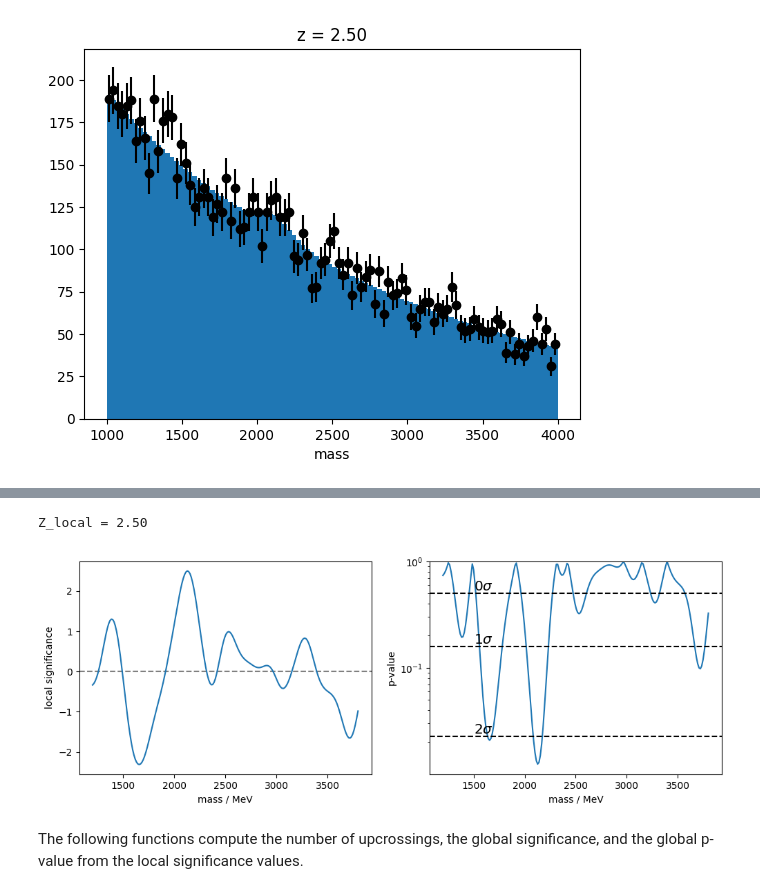
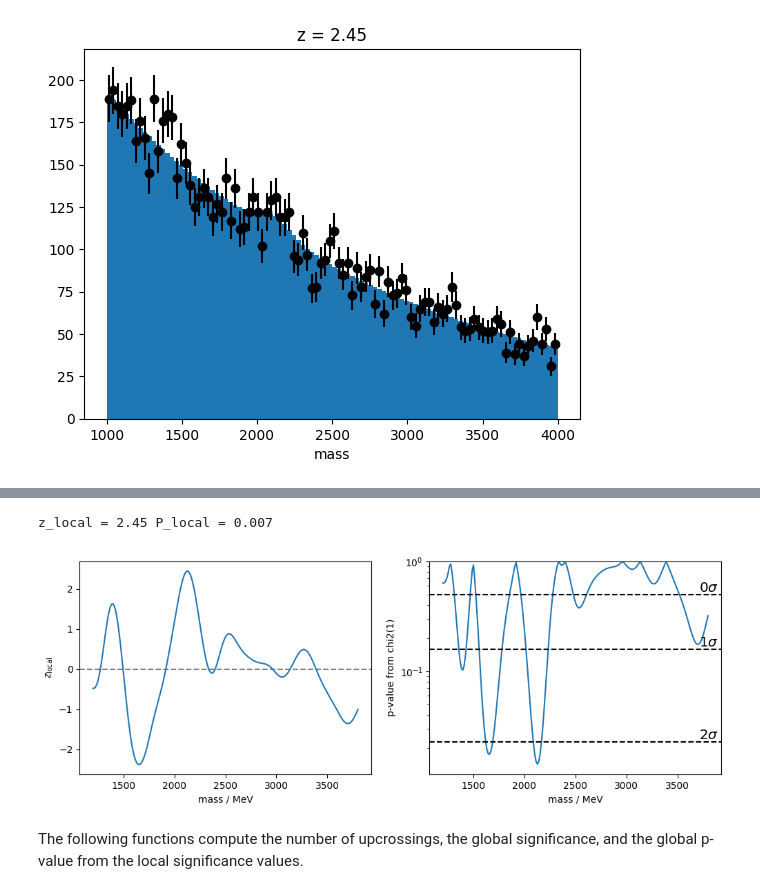
Before and after one commit to HDembinski/HDembinski.github.io, a Jupyter notebook: look_elsewhere_effect.ipynb, the cells around one changed output, grey strips where cells are left out. Drawn from its saved outputs; the diff is of its cells as text; code cells hidden in the pictures.

```diff
--- a/look_elsewhere_effect.ipynb
+++ b/look_elsewhere_effect.ipynb
@@ -60,0 +70,7 @@ def sigma_to_pvalue(sigma):
+# %%
+from scipy.stats import norm
+
+z = 5
+q = z ** 2
+
+norm().sf(z), 0.5 * chi2(1).sf(q)
@@ -72,8 +108,8 @@ We construct the toy distribution. It is a background-only sample with a truncat
 lambd_true = 2000
 background_true = 10000
 
-mass = truncexpon.rvs(1000, 4000, 0, lambd_true, background_true, 1)
-plt.hist(mass, bins=100)
+data = truncexpon.rvs(1000, 4000, 0, lambd_true, background_true, 1)
+plt.hist(data, bins=100)
 plt.semilogy();
 # %% [output]
 [figure]
@@ -165,7 +197,10 @@ z = z_scan(mass, m_grid)
 # %% [markdown]
 Let's plot the most significant peak candidate.
 # %%
-zmax, minuit = fit(mass, m_grid[np.argmax(z ** 2)], fit_background(mass)[0])
+imax = np.argmax(z**2)
+zmax, minuit = fit(
+    data, m_grid[imax], rw_grid * m_grid[imax], fit_background(data)[0]
+)
 minuit.visualize()
 plt.title(f"z = {zmax:.2f}")
 plt.xlabel("mass");
@@ -178,30 +213,33 @@ From the second plot we can then read off the number of "upcrossings" when the l
 # %%
-pvalue = sigma_to_pvalue(z)
+# p-value from chi2(1) for an excess in q=z^2
+pvalue_q = chi2(1).sf(z ** 2)
 
 fig, ax = plt.subplots(1, 2, figsize=(12, 4))
 plt.sca(ax[0])
 plt.axhline(0, ls="--", color="0.5")
 plt.xlabel("mass / MeV")
-plt.ylabel("local significance")
+plt.ylabel(r"$z_\mathrm{local}$")
 plt.plot(m_grid, z)
 plt.sca(ax[1])
-plt.plot(m_grid, pvalue)
+plt.plot(m_grid, pvalue_q)
 plt.semilogy()
-plt.ylim(None, 1);
-for sigma in range(0, 5):
-    # for thresholds, we take half of p-value, see text
-    p = 0.5 * sigma_to_pvalue(sigma)
-    if p > np.min(pvalue):
+plt.ylim(None, 1)
+for sigma in range(5):
+    # for thresholds, we use z_to_pvalue, see text
+    p = z_to_pvalue(sigma)
+    if p > np.min(pvalue_q):
         plt.axhline(p, ls="--", color="k")
-        plt.text(1500, p, f"${sigma}\sigma$", fontsize="x-large", va="bottom")
-plt.ylabel("p-value")
-plt.xlabel("mass / MeV");
+        plt.text(
+            3900, p, f"${sigma}\sigma$", fontsize="x-large", va="bottom", ha="right"
+        )
+plt.ylabel("p-value from chi2(1)")
+plt.xlabel("mass / MeV")
 
-z_local = z[np.argmax(z ** 2)]
-print(f"Z_local = {z_local:.2f}")
+z_local = z[imax]
+print(f"z_local = {z_local:.2f} P_local = {z_to_pvalue(z_local):.3f}")
 # %% [output]
-Z_local = 2.50
+z_local = 2.45 P_local = 0.007
-[figure, old version]
+[figure, new version]
 # %% [markdown]
 The following functions compute the number of upcrossings, the global significance, and the global p-value from the local significance values.
 # %%
```
Also changed, not shown: parts of 53 cells of this notebook.
